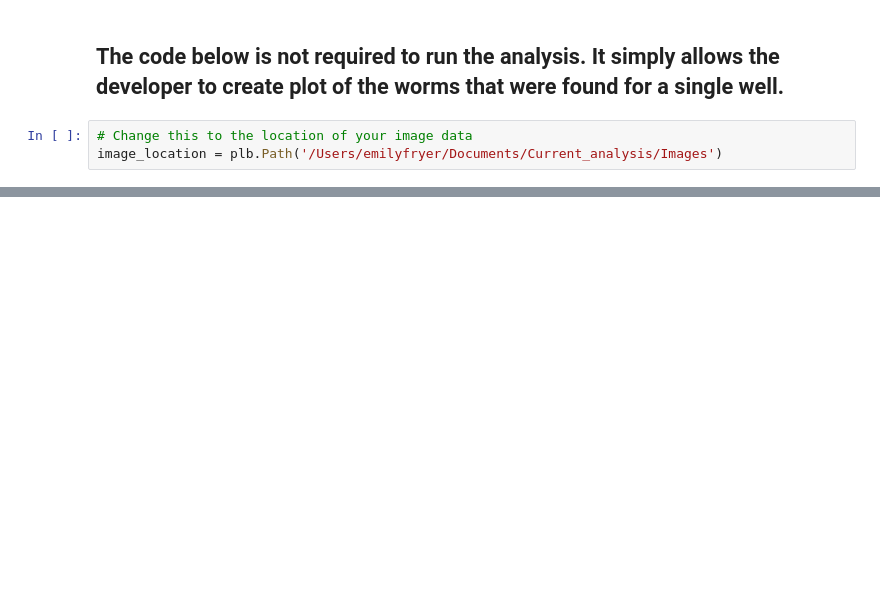
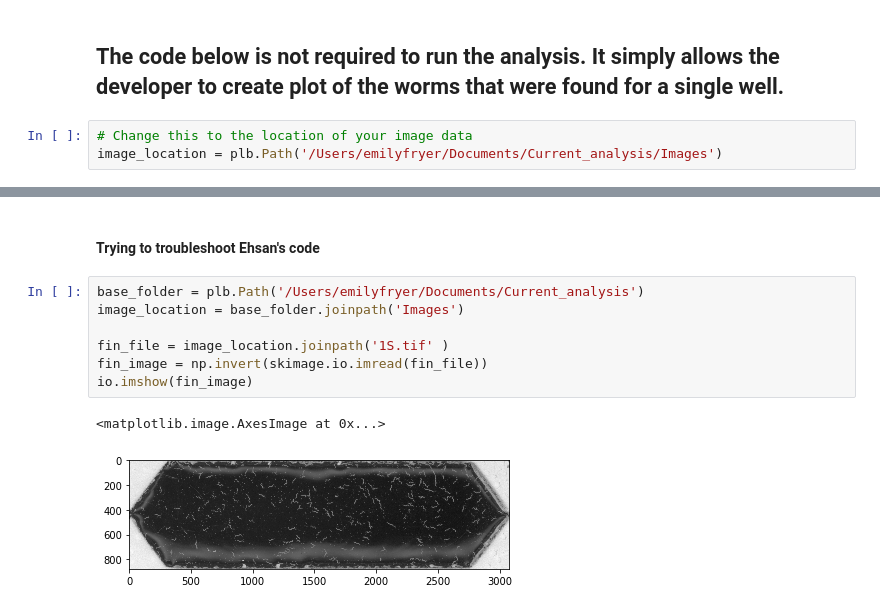
Before and after one commit to Neuroplant-Resources/Neuroplant-OWL, a Jupyter notebook: Image_analysis_Li_thresholding.ipynb, the cells around one changed output, grey strips where cells are left out. Cells and saved outputs as stored; diff of their text form; blank space fills up the shorter version.

```diff
--- a/Image_analysis_Li_thresholding.ipynb
+++ b/Image_analysis_Li_thresholding.ipynb
@@ -702,0 +689,12 @@ print(len(region_df))
+# %% [markdown]
+#### Trying to troubleshoot Ehsan's code
+# %%
+base_folder = plb.Path('/Users/emilyfryer/Documents/Current_analysis')
+image_location = base_folder.joinpath('Images')
+
+fin_file = image_location.joinpath('1S.tif' )
+fin_image = np.invert(skimage.io.imread(fin_file))
+io.imshow(fin_image)
+# %% [output]
+<matplotlib.image.AxesImage at 0x...>
+[figure, added]
```
Also changed, not shown: parts of 5 cells of this notebook, 6 other files.
